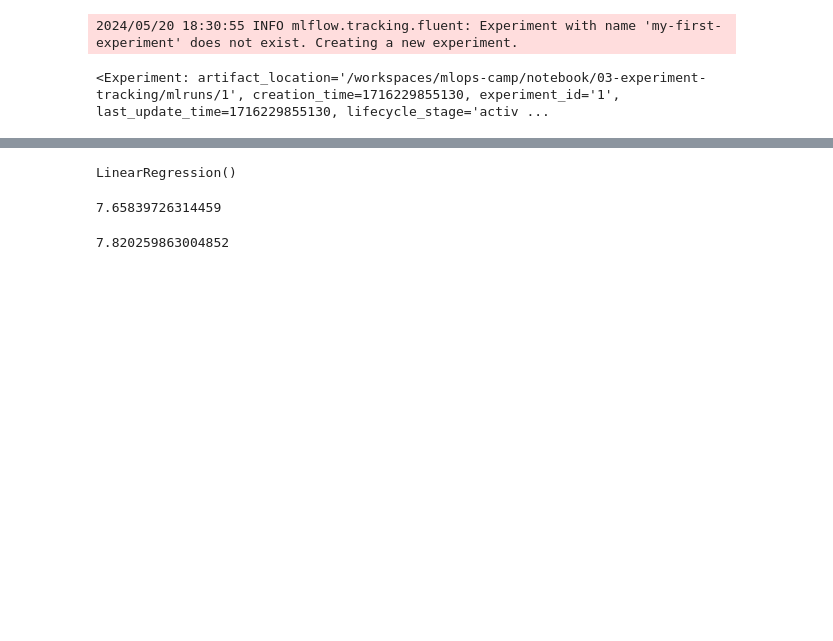
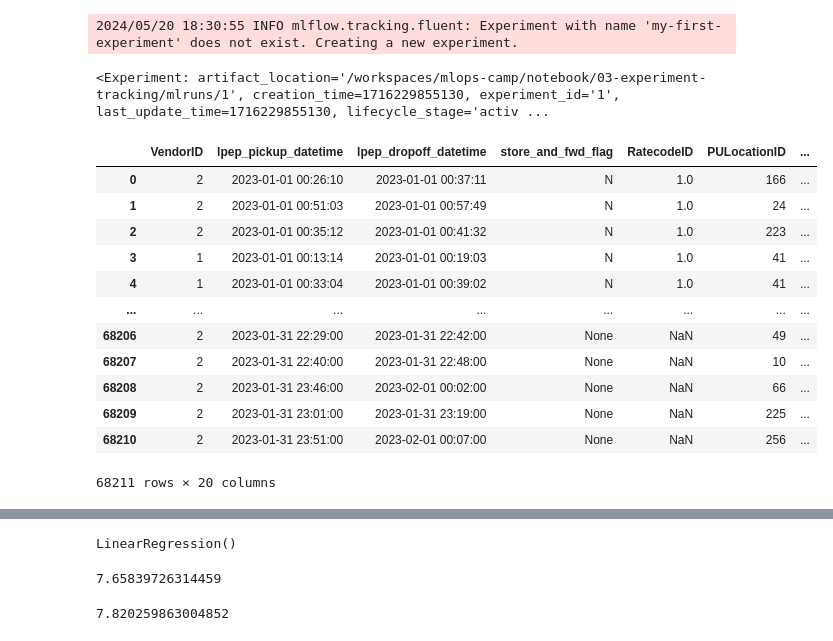
Before and after one commit to anurag2444/mlops-camp, a Jupyter notebook: notebook/03-experiment-tracking/duration-prediction.ipynb, the cells around one changed output, grey strips where cells are left out. Cells and saved outputs as stored; diff of their text form; code cells hidden in the pictures; blank space fills up the shorter version.

```diff
--- a/notebook/03-experiment-tracking/duration-prediction.ipynb
+++ b/notebook/03-experiment-tracking/duration-prediction.ipynb
@@ -29,4 +29,22 @@ def read_data(file):
     categorical = ['PULocationID','DOLocationID']
     df[categorical] = df[categorical].astype(str)
     return df
+# %%
+df = pd.read_parquet("./data/green_tripdata_2023-01.parquet")
+# %%
+df
+# %% [output]
+|  | VendorID | lpep_pickup_datetime | lpep_dropoff_datetime | store_and_fwd_flag | RatecodeID | PULocationID | ... |
+| 0 | 2 | 2023-01-01 00:26:10 | 2023-01-01 00:37:11 | N | 1.0 | 166 | ... |
+| 1 | 2 | 2023-01-01 00:51:03 | 2023-01-01 00:57:49 | N | 1.0 | 24 | ... |
+| 2 | 2 | 2023-01-01 00:35:12 | 2023-01-01 00:41:32 | N | 1.0 | 223 | ... |
+| 3 | 1 | 2023-01-01 00:13:14 | 2023-01-01 00:19:03 | N | 1.0 | 41 | ... |
+| 4 | 1 | 2023-01-01 00:33:04 | 2023-01-01 00:39:02 | N | 1.0 | 41 | ... |
+| ... | ... | ... | ... | ... | ... | ... | ... |
+| 68206 | 2 | 2023-01-31 22:29:00 | 2023-01-31 22:42:00 | None | NaN | 49 | ... |
+| 68207 | 2 | 2023-01-31 22:40:00 | 2023-01-31 22:48:00 | None | NaN | 10 | ... |
+| 68208 | 2 | 2023-01-31 23:46:00 | 2023-02-01 00:02:00 | None | NaN | 66 | ... |
+| 68209 | 2 | 2023-01-31 23:01:00 | 2023-01-31 23:19:00 | None | NaN | 225 | ... |
+| 68210 | 2 | 2023-01-31 23:51:00 | 2023-02-01 00:07:00 | None | NaN | 256 | ... |
+68211 rows × 20 columns
 # %%
```
Also changed, not shown: parts of 9 cells of this notebook.
